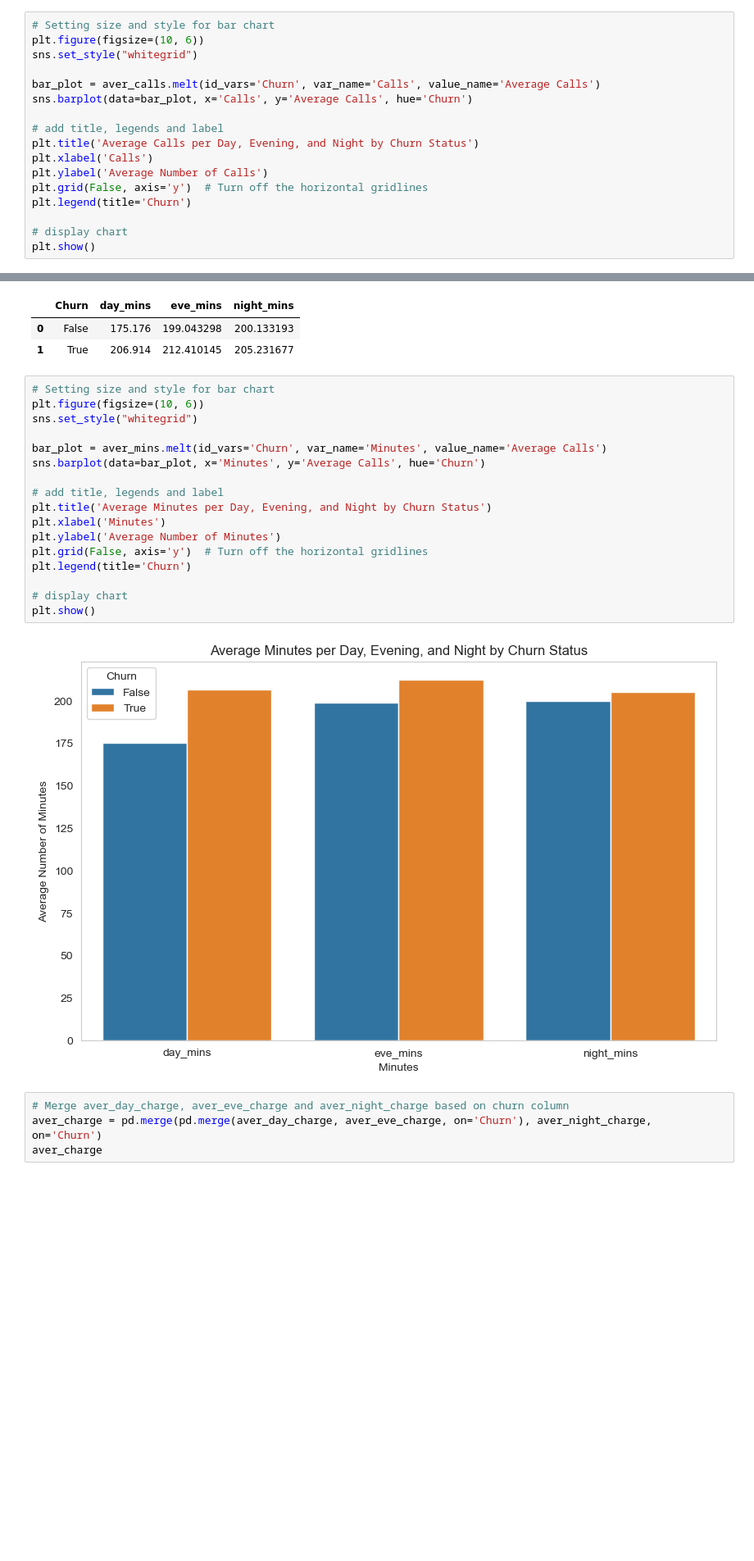
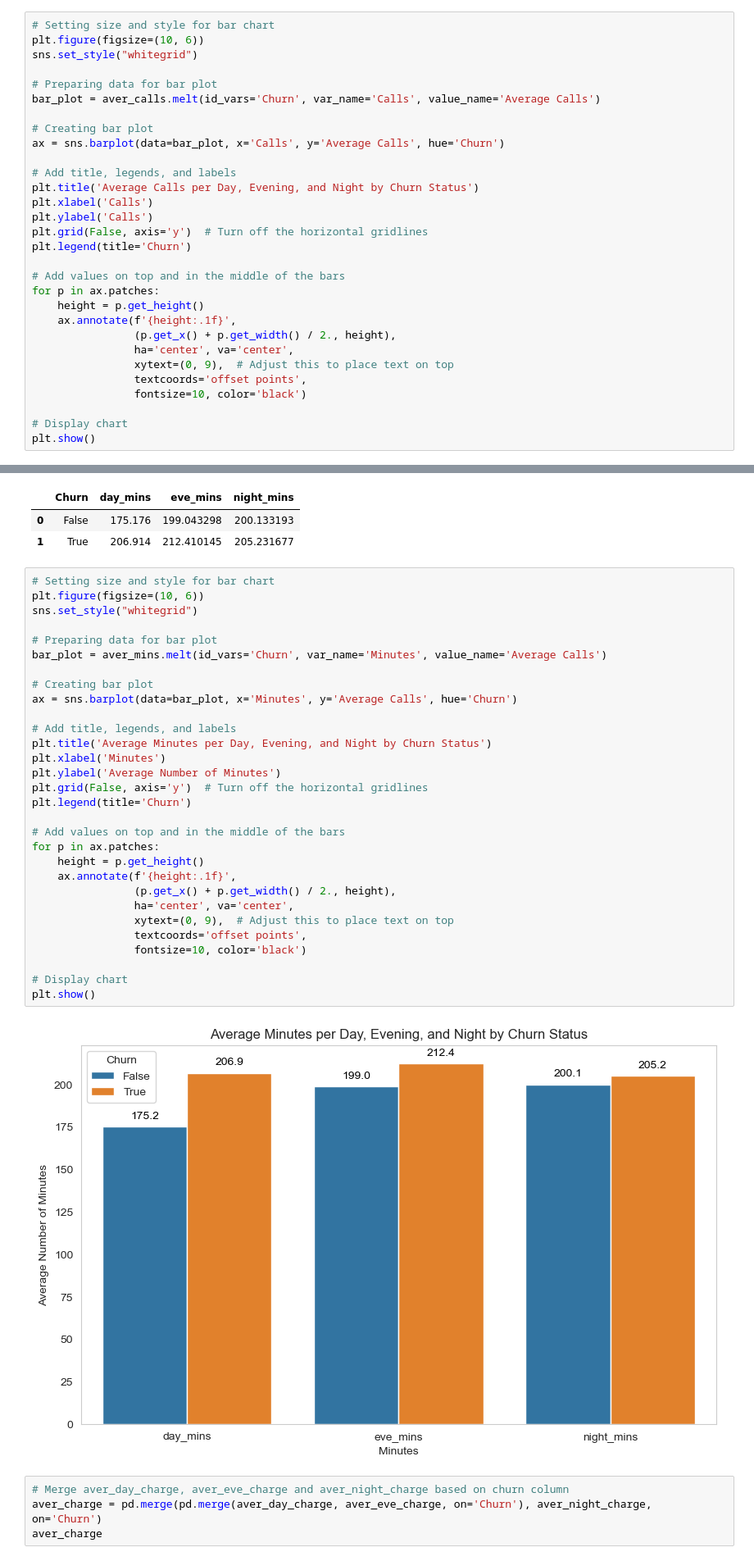
Before and after one commit to quan0506/PROJECT_TelecomChurn, a Jupyter notebook: telecomchurn.ipynb, the cells around one changed output, grey strips where cells are left out. Shown at 82% size. Cells and saved outputs as stored; diff of their text form; blank space fills up the shorter version.

```diff
--- a/telecomchurn.ipynb
+++ b/telecomchurn.ipynb
@@ -1541,16 +1556,29 @@ aver_calls
 plt.figure(figsize=(10, 6))
 sns.set_style("whitegrid")
 
+# Preparing data for bar plot
 bar_plot = aver_calls.melt(id_vars='Churn', var_name='Calls', value_name='Average Calls')
-sns.barplot(data=bar_plot, x='Calls', y='Average Calls', hue='Churn')
 
-# add title, legends and label
+# Creating bar plot
+ax = sns.barplot(data=bar_plot, x='Calls', y='Average Calls', hue='Churn')
+
+# Add title, legends, and labels
 plt.title('Average Calls per Day, Evening, and Night by Churn Status')
 plt.xlabel('Calls')
-plt.ylabel('Average Number of Calls')
+plt.ylabel('Calls')
 plt.grid(False, axis='y')  # Turn off the horizontal gridlines
 plt.legend(title='Churn')
 
-# display chart
+# Add values on top and in the middle of the bars
+for p in ax.patches:
+    height = p.get_height()
+    ax.annotate(f'{height:.1f}',
+                (p.get_x() + p.get_width() / 2., height),
+                ha='center', va='center',
+                xytext=(0, 9),  # Adjust this to place text on top
+                textcoords='offset points',
+                fontsize=10, color='black')
+
+# Display chart
 plt.show()
 # %% [output]
@@ -1566,22 +1594,35 @@ aver_mins
 # %%
 # Setting size and style for bar chart
 plt.figure(figsize=(10, 6))
 sns.set_style("whitegrid")
 
+# Preparing data for bar plot
 bar_plot = aver_mins.melt(id_vars='Churn', var_name='Minutes', value_name='Average Calls')
-sns.barplot(data=bar_plot, x='Minutes', y='Average Calls', hue='Churn')
 
-# add title, legends and label
+# Creating bar plot
+ax = sns.barplot(data=bar_plot, x='Minutes', y='Average Calls', hue='Churn')
+
+# Add title, legends, and labels
 plt.title('Average Minutes per Day, Evening, and Night by Churn Status')
 plt.xlabel('Minutes')
 plt.ylabel('Average Number of Minutes')
 plt.grid(False, axis='y')  # Turn off the horizontal gridlines
 plt.legend(title='Churn')
 
-# display chart
+# Add values on top and in the middle of the bars
+for p in ax.patches:
+    height = p.get_height()
+    ax.annotate(f'{height:.1f}',
+                (p.get_x() + p.get_width() / 2., height),
+                ha='center', va='center',
+                xytext=(0, 9),  # Adjust this to place text on top
+                textcoords='offset points',
+                fontsize=10, color='black')
+
+# Display chart
 plt.show()
 # %% [output]
-[figure, old version]
+[figure, new version]
 # %%
 # Merge aver_day_charge, aver_eve_charge and aver_night_charge based on churn column
 aver_charge = pd.merge(pd.merge(aver_day_charge, aver_eve_charge, on='Churn'), aver_night_charge, on='Churn')
```
Also changed, not shown: parts of 34 cells of this notebook.
